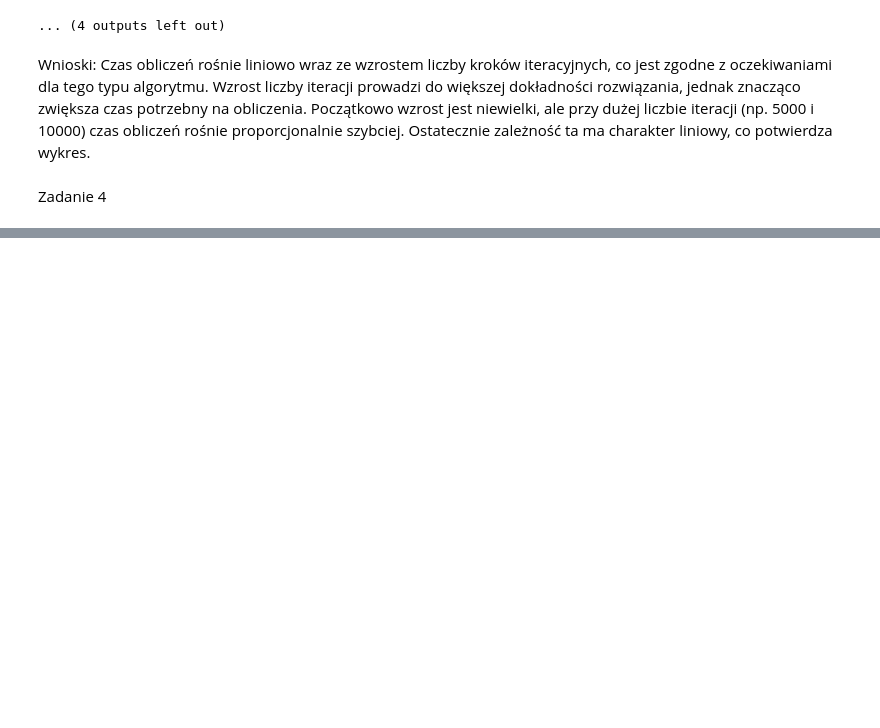
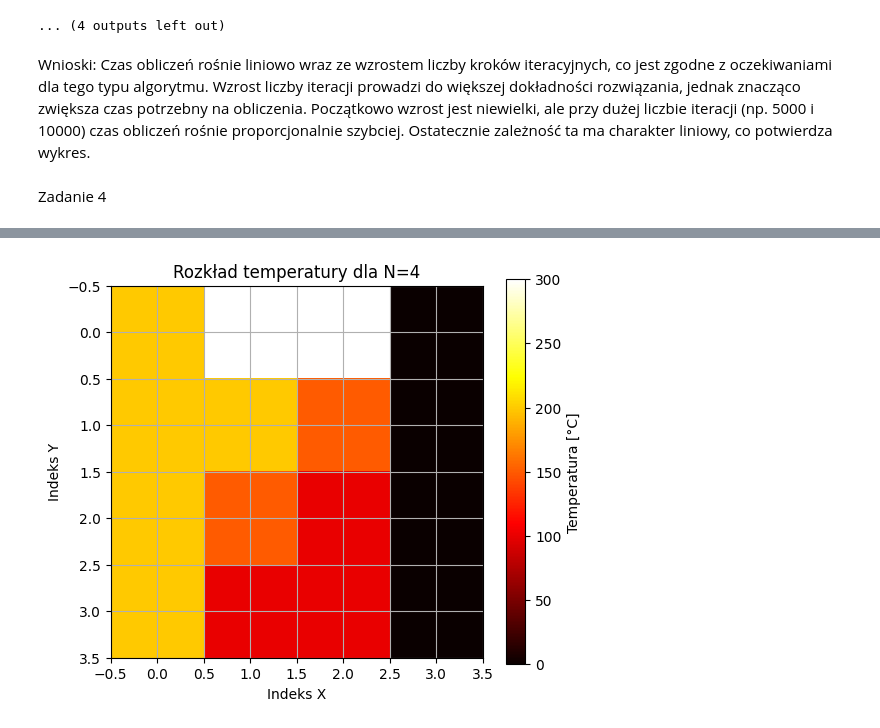
Before and after one commit to mareksigmund/Rozwi-zywanie-zada--odwrotnych, a Jupyter notebook: LAB_2/Lab_2.ipynb, the cells around one changed output, grey strips where cells are left out. Cells and saved outputs as stored; diff of their text form; code cells hidden in the pictures; blank space fills up the shorter version.

```diff
--- a/LAB_2/Lab_2.ipynb
+++ b/LAB_2/Lab_2.ipynb
@@ -705,0 +821,85 @@ Lewa strona    Prawa strona   Ilość iteracji
+# %%
+import numpy as np
+import matplotlib.pyplot as plt
+import pandas as pd
+import time
+from tqdm import tqdm
+
+# Funkcja symulacji przepływu ciepła w 2D
+def simulate_heat_transfer_2D(Nx, Ny, TU, TD, TL, TR, k_values, max_iter=10000):
+    temperatures = np.zeros((Ny, Nx))
+    temperatures[0, :] = TU
+    temperatures[-1, :] = TD
+    temperatures[:, 0] = TL
+    temperatures[:, -1] = TR
+
+    for iteration in range(max_iter):
+        new_temperatures = temperatures.copy()
+        for i in range(1, Ny - 1):
+            for j in range(1, Nx - 1):
+                k_x_left = (k_values[i, j] + k_values[i, j - 1]) / 2
+                k_x_right = (k_values[i, j] + k_values[i, j + 1]) / 2
+                k_y_up = (k_values[i, j] + k_values[i - 1, j]) / 2
+                k_y_down = (k_values[i, j] + k_values[i + 1, j]) / 2
+
+                new_temperatures[i, j] = (
+                    k_x_right * temperatures[i, j + 1] + k_x_left * temperatures[i, j - 1] +
+                    k_y_up * temperatures[i - 1, j] + k_y_down * temperatures[i + 1, j]
+                ) / (k_x_left + k_x_right + k_y_up + k_y_down)
+
+        temperatures = new_temperatures
+
+    return temperatures
+
+# Funkcja do przeprowadzania testów
+def run_test_2D():
+    grid_sizes = [4, 5, 10, 50, 150, 500]  # Ilość węzłów siatki w obu wymiarach
+    TU, TD, TL, TR = 300, 100, 200, 0  # Warunki brzegowe
+    kal = 237.0  # Przewodność cieplna
+    max_iter = 10000  # Maksymalna liczba iteracji (poprawka)
+
+    results = []
+
+    print("Rozpoczynanie testów dla różnych rozmiarów siatki 2D...")
+
+    for N in tqdm(grid_sizes, desc="Postęp symulacji", unit="test"):
+        k_values_2D = np.ones((N, N)) * kal
+
+        start_time = time.time()
+        temperatures = simulate_heat_transfer_2D(N, N, TU, TD, TL, TR, k_values_2D, max_iter)
+        elapsed_time = time.time() - start_time
+
+        results.append((N, elapsed_time))
+
+        if N == 4 or N == 500:
+            plt.figure(figsize=(6, 5))
+            plt.imshow(temperatures, cmap='hot', interpolation='nearest')
+            plt.colorbar(label='Temperatura [°C]')
+            plt.title(f"Rozkład temperatury dla N={N}")
+            plt.xlabel("Indeks X")
+            plt.ylabel("Indeks Y")
+            plt.grid(True)
+            plt.show()
+
+    print("Symulacje zakończone. Generowanie wykresów...")
+
+    sizes, times = zip(*results)
+    plt.figure(figsize=(8, 5))
+    plt.plot(sizes, times, marker='o', linestyle='-')
+    plt.xlabel("Liczba węzłów siatki N")
+    plt.ylabel("Czas obliczeń [s]")
+    plt.title("Zależność czasu obliczeń od liczby węzłów siatki 2D")
+    plt.grid(True)
+    plt.show()
+
+    # Tworzenie tabeli wyników
+    df_results = pd.DataFrame(results, columns=["Ilość węzłów siatki N", "Całkowity czas obliczeń [s]"])
+
+    print("\nTabela wyników testów gęstości siatki w 2D:")
+    print(df_results.to_string(index=False))
+
+    return df_results
+
+# Uruchomienie testu
+df_test_results_2D = run_test_2D()
+# %% [output]
@@ -705,0 +907 @@ Lewa strona    Prawa strona   Ilość iteracji
+[figure, added]
```
Also changed, not shown: parts of 11 cells of this notebook.
